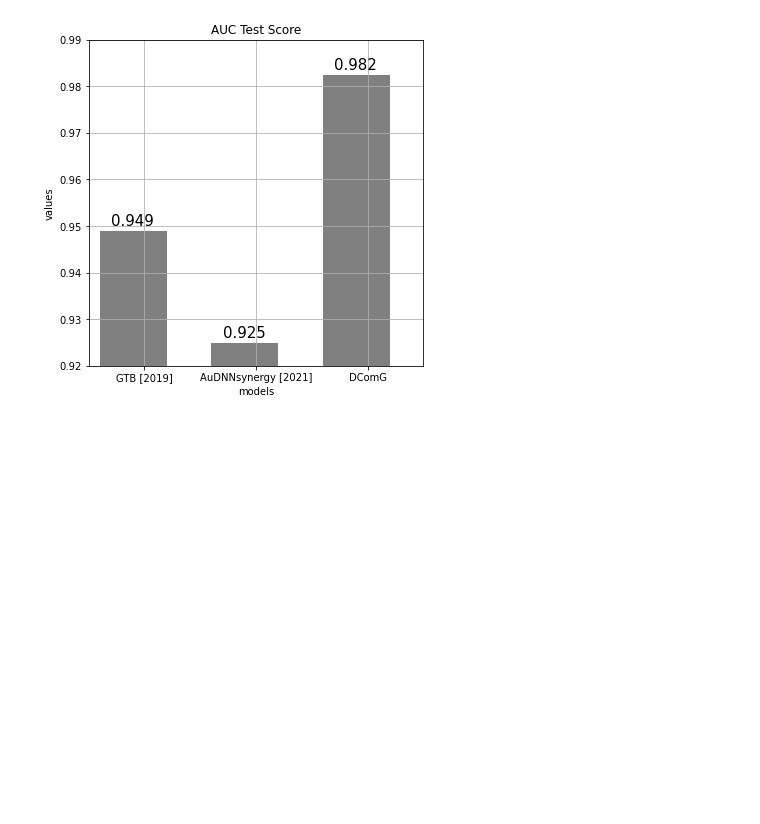
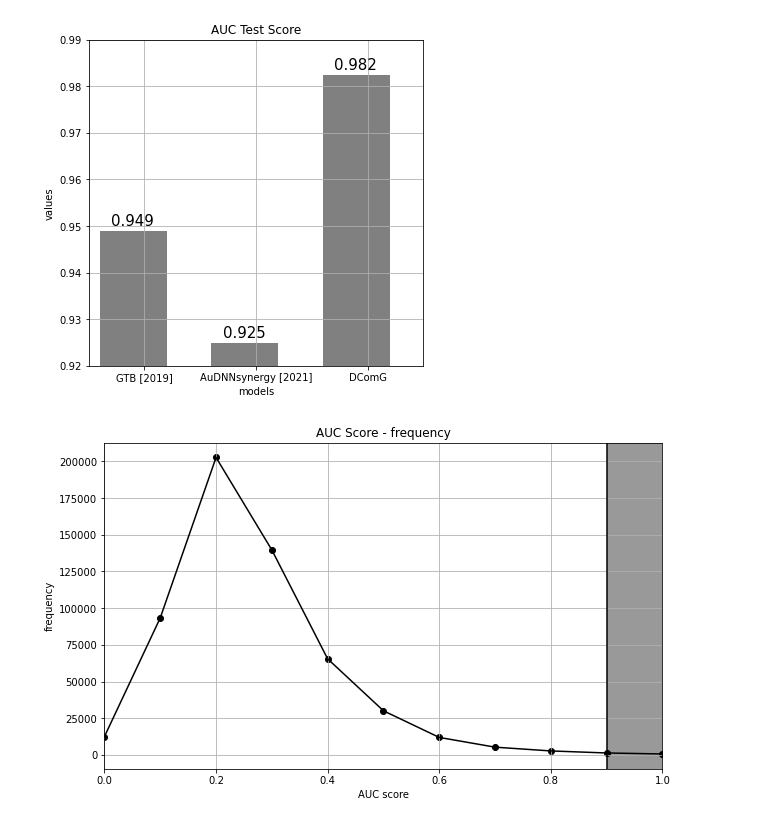
Before and after one commit to sinaziaee/DComG, a Jupyter notebook: pipeline.ipynb, the cells around one changed output. Saved outputs shown, nothing was run; the diff lists cells and outputs as text; code cells hidden in the pictures; blank space fills up the shorter version.

Commit message:
added frequency-auc_score plot

```diff
--- a/pipeline.ipynb
+++ b/pipeline.ipynb
@@ -238,3 +229,47 @@ temp[temp['type'] == 'New'].head(10)
 plot_comparison(pca_nv_test_auc[100])
 # %% [output]
 [figure]
+# %%
+row_prob_adj = np.reshape(prob_adj, (prob_adj.shape[0]*prob_adj.shape[1], 1))
+
+frequency_list = [0 for i in range(0, 11)]
+range_list = [(i*0.1) for i in range(0, 11)]
+
+for each in row_prob_adj:
+    if each >= 1:
+        frequency_list[10] += 1
+    elif each > 0.9:
+        frequency_list[9] += 1
+    elif each > 0.8:
+        frequency_list[8] += 1
+    elif each > 0.7:
+        frequency_list[7] += 1
+    elif each > 0.6:
+        frequency_list[6] += 1
+    elif each > 0.5:
+        frequency_list[5] += 1
+    elif each > 0.4:
+        frequency_list[4] += 1
+    elif each > 0.3:
+        frequency_list[3] += 1
+    elif each > 0.2:
+        frequency_list[2] += 1
+    elif each > 0.1:
+        frequency_list[1] += 1
+    else:
+        frequency_list[0] += 1
+
+plt.figure(figsize=(10, 6))
+plt.xlim(0, 1)
+plt.scatter(range_list, frequency_list, c='black')
+plt.plot(range_list, frequency_list, c='black')
+plt.grid()
+plt.xlabel('AUC score')
+plt.ylabel('frequency')
+plt.axvline(x=0.9, c='black')
+plt.axvspan(0.9, 1, facecolor='black', alpha=0.4)
+plt.title('AUC Score - frequency')
+
+plt.show()
+# %% [output]
+[figure, added]
```
Also changed, not shown: parts of 2 cells of this notebook.
